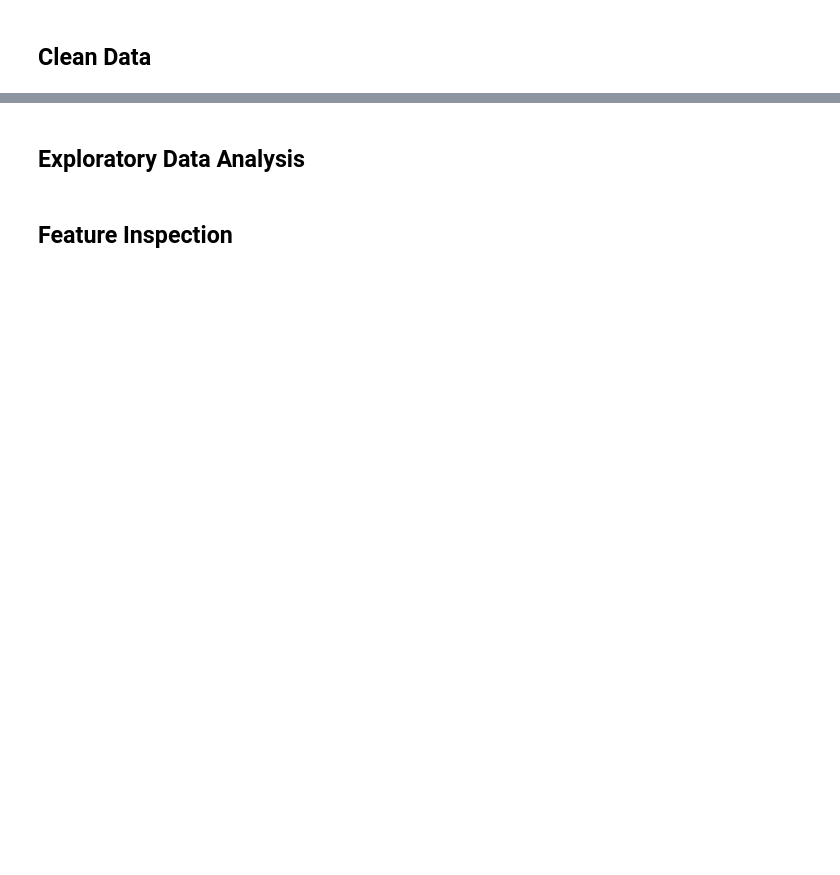
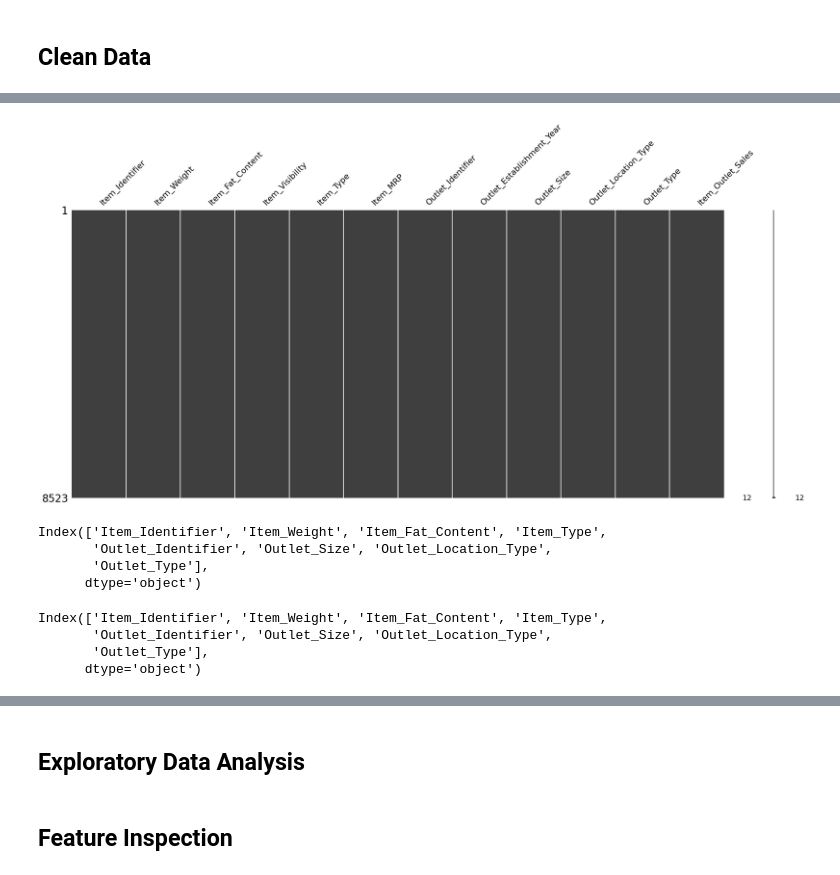
Before and after one commit to brittanymlassiter/Prediction-of-Product-Sales, a Jupyter notebook: Prediction_of_Product_Sales.ipynb, the cells around one changed output, grey strips where cells are left out. Cells and saved outputs as stored; diff of their text form; code cells hidden in the pictures; blank space fills up the shorter version.

```diff
--- a/Prediction_of_Product_Sales.ipynb
+++ b/Prediction_of_Product_Sales.ipynb
@@ -12,0 +124,4 @@
+# %%
+# use the list of cat columns to fill null values with MISSING
+df['Item_Weight'] = df['Item_Weight'].fillna("MISSING")
+df['Item_Weight'].value_counts(dropna=False)
@@ -12,0 +141,25 @@
+# %%
+# Confirm no more nulls using using missingno
+import missingno as msno
+msno.matrix(df);
+# %% [output]
+[figure, added]
+# %%
+# Save a list of object columns (Hint: select_dtypes)
+string_cols = df.select_dtypes("object").columns
+
+string_cols
+# %% [output]
+Index(['Item_Identifier', 'Item_Weight', 'Item_Fat_Content', 'Item_Type',
+       'Outlet_Identifier', 'Outlet_Size', 'Outlet_Location_Type',
+       'Outlet_Type'],
+      dtype='object')
+# %%
+# Identify string columns
+string_cols = df.select_dtypes("object").columns
+string_cols
+# %% [output]
+Index(['Item_Identifier', 'Item_Weight', 'Item_Fat_Content', 'Item_Type',
+       'Outlet_Identifier', 'Outlet_Size', 'Outlet_Location_Type',
+       'Outlet_Type'],
+      dtype='object')
```
Also changed, not shown: parts of 23 cells of this notebook.
